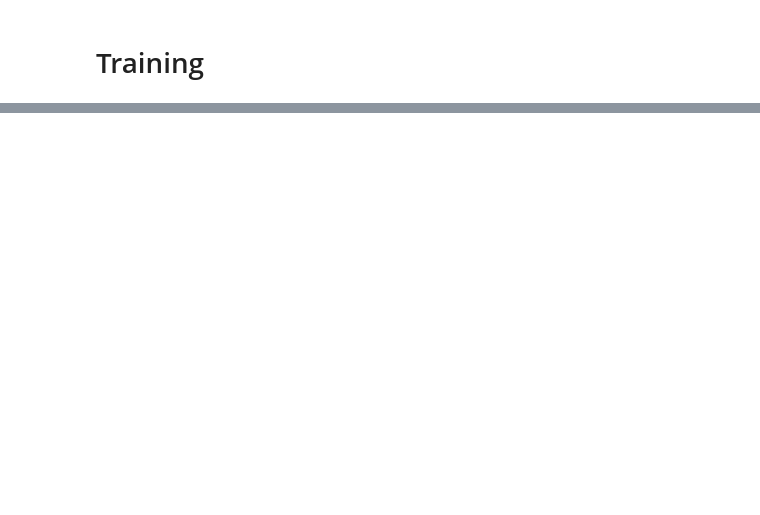
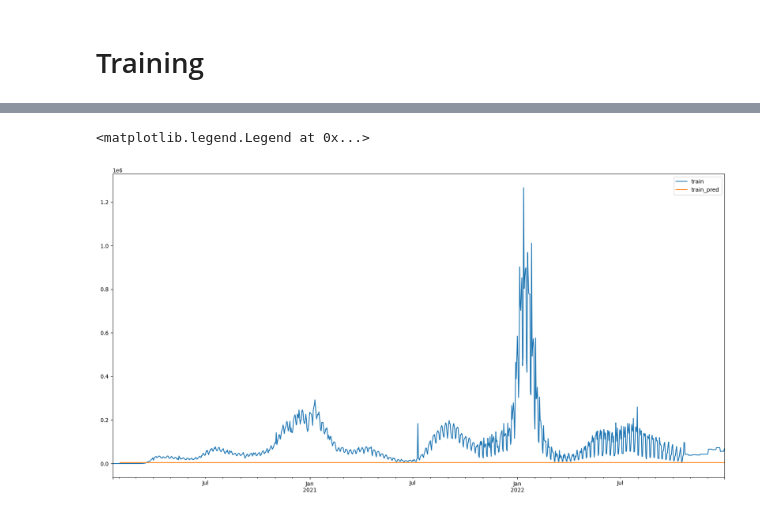
Before and after one commit to AzureAmber/STAT-390-Covid-Project, a Jupyter notebook: Models/erica/6_lstm.ipynb, the cells around one changed output, grey strips where cells are left out. Saved outputs shown, nothing was run; the diff lists cells and outputs as text; code cells hidden in the pictures; blank space fills up the shorter version.

```diff
--- a/Models/erica/6_lstm.ipynb
+++ b/Models/erica/6_lstm.ipynb
@@ -227,6 +229,9 @@ test_pred
 # %%
 # plotting the training data
-y_train_real = train.loc[train_encoded.location_key_x == 'US_AK', 'new_confirmed']
-y_train_real.index = train.loc[train.location_key_x == 'US_AK', 'date']
-pd.concat([y_train_real, AK_train_pred['yhat']], axis=1).plot(figsize=(20,10))
+y_train_actual = train_normalized.loc[train_normalized.location == 'United States', 'new_cases']
+y_train_actual.index = train_normalized.loc[train_normalized.location == 'United States', 'date']
+pd.concat([y_train_actual, US_train_pred['yhat']], axis=1).plot(figsize=(20,10))
 plt.legend(['train', 'train_pred'])
+# %% [output]
+<matplotlib.legend.Legend at 0x...>
+[figure, added]
```
Also changed, not shown: parts of 20 cells of this notebook.
